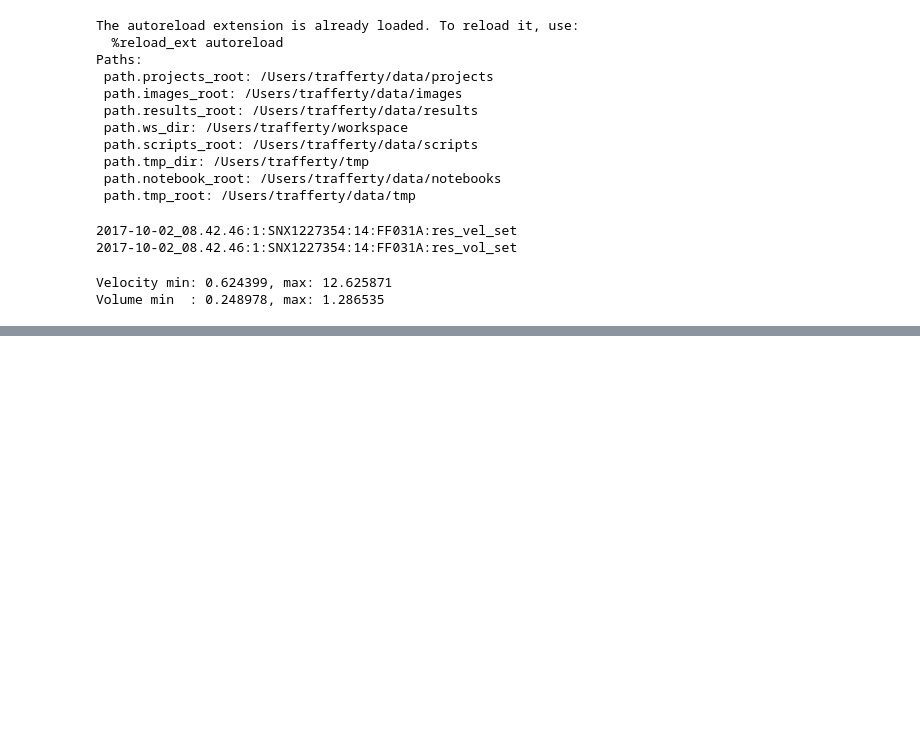
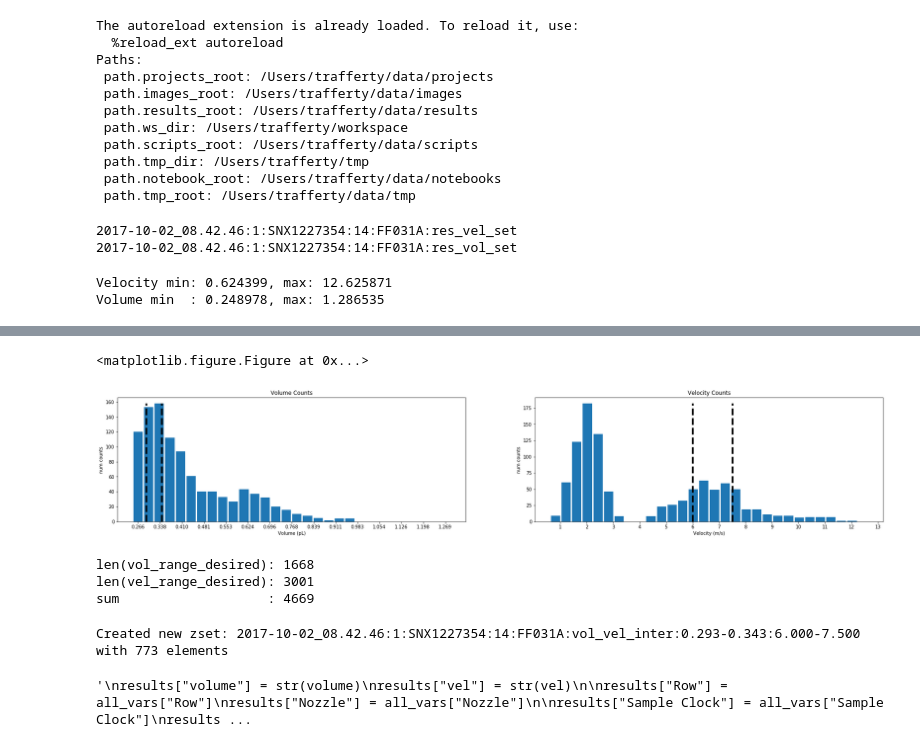
Before and after one commit to Aniruddh1/ipython-opencv-notebooks, a Jupyter notebook: notebooks/DIF redis workflow.ipynb, the cells around one changed output, grey strips where cells are left out. Saved outputs shown, nothing was run; the diff lists cells and outputs as text; code cells hidden in the pictures; blank space fills up the shorter version.

```diff
--- a/notebooks/DIF redis workflow.ipynb
+++ b/notebooks/DIF redis workflow.ipynb
@@ -222,0 +270,26 @@ select
+# %%
+plt.clf()
+fig = plt.figure(figsize=(30,5))
+ax1 = fig.add_subplot(121)
+ax2 = fig.add_subplot(122)
+
+ax1.bar(vol_hist_bins, vol_bin_set_counts, ((vol_hist_bins[-1] - vol_hist_bins[-0])/bin_cnt)*.9 )
+ax1.set(title="Volume Counts", ylabel="num counts", xlabel="Volume (pL)")
+ax1.xaxis.set(ticks=np.linspace(vol_hist_bins[0], vol_hist_bins[-1], bin_cnt/2))
+
+ax2.bar(vel_hist_bins, vel_bin_set_counts, ((vel_hist_bins[-1] - vel_hist_bins[-0])/bin_cnt)*.9)
+ax2.set(title="Velocity Counts", ylabel="num counts", xlabel="Velocity (m/s)")
+ax2.xaxis.set(ticks=[x for x in range(0, int(vel_hist_bins[-1]+2))])
+
+# vertical lines showing the desired range
+max_vol = np.array(vol_bin_set_counts).max()
+ax1.plot([vol_desired_range[0], vol_desired_range[0]], [0, max_vol], "k--", linewidth=4)
+ax1.plot([vol_desired_range[1], vol_desired_range[1]], [0, max_vol], "k--", linewidth=4)
+max_vel = np.array(vel_bin_set_counts).max()
+ax2.plot([vel_desired_range[0], vel_desired_range[0]], [0, max_vel], "k--", linewidth=4)
+ax2.plot([vel_desired_range[1], vel_desired_range[1]], [0, max_vel], "k--", linewidth=4)
+
+plt.show()
+# %% [output]
+<matplotlib.figure.Figure at 0x...>
+[figure, added]
@@ -222,0 +299,8 @@ select
+# %%
+print("len(vol_range_desired): %d" % len(vol_range_desired))
+print("len(vel_range_desired): %d" % len(vel_range_desired))
+print("sum                   : %d" % (len(vel_range_desired) + len(vol_range_desired)) )
+# %% [output]
+len(vol_range_desired): 1668
+len(vel_range_desired): 3001
+sum                   : 4669
@@ -222,0 +315,23 @@ select
+# %%
+vol_vel_inter_hash = "%s:vol_vel_inter:%.3f-%.3f:%.3f-%.3f" % (exp_root, vol_desired_range[0], vol_desired_range[1], vel_desired_range[0], vel_desired_range[1] )
+cnt = r.zinterstore(vol_vel_inter_hash, {volume_hash_desired_zset: 1, vel_hash_desired_zset: 2})
+print("Created new zset: %s with %d elements" % (vol_vel_inter_hash, cnt))
+# %% [output]
+Created new zset: 2017-10-02_08.42.46:1:SNX1227354:14:FF031A:vol_vel_inter:0.293-0.343:6.000-7.500 with 773 elements
+# %%
+'''
+results["volume"] = str(volume)
+results["vel"] = str(vel)
+
+results["Row"] = all_vars["Row"]
+results["Nozzle"] = all_vars["Nozzle"]
+
+results["Sample Clock"] = all_vars["Sample Clock"]
+results["BitmapFile"] = all_vars["BitmapFile"]
+results["Global Voltage"] = all_vars["Global Voltage"]
+results["PD_delay_us"] = all_vars["PD_delay_us"]
+results["Waveform"] = all_vars["Waveform"]
+results["Phase"] = all_vars["Phase"]
+'''
+# %% [output]
+'\nresults["volume"] = str(volume)\nresults["vel"] = str(vel)\n\nresults["Row"] = all_vars["Row"]\nresults["Nozzle"] = all_vars["Nozzle"]\n\nresults["Sample Clock"] = all_vars["Sample Clock"]\nresults ...
```
Also changed, not shown: parts of 20 cells of this notebook, 1 other file.
